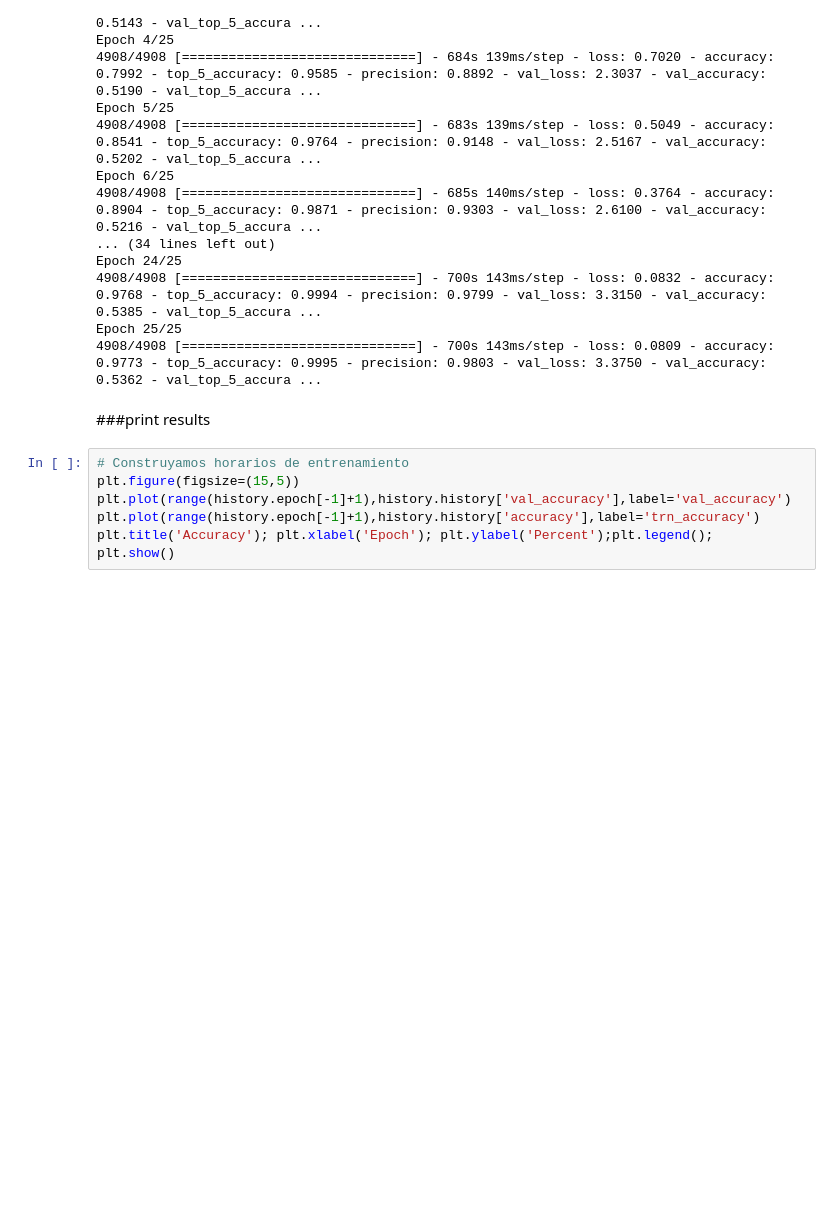
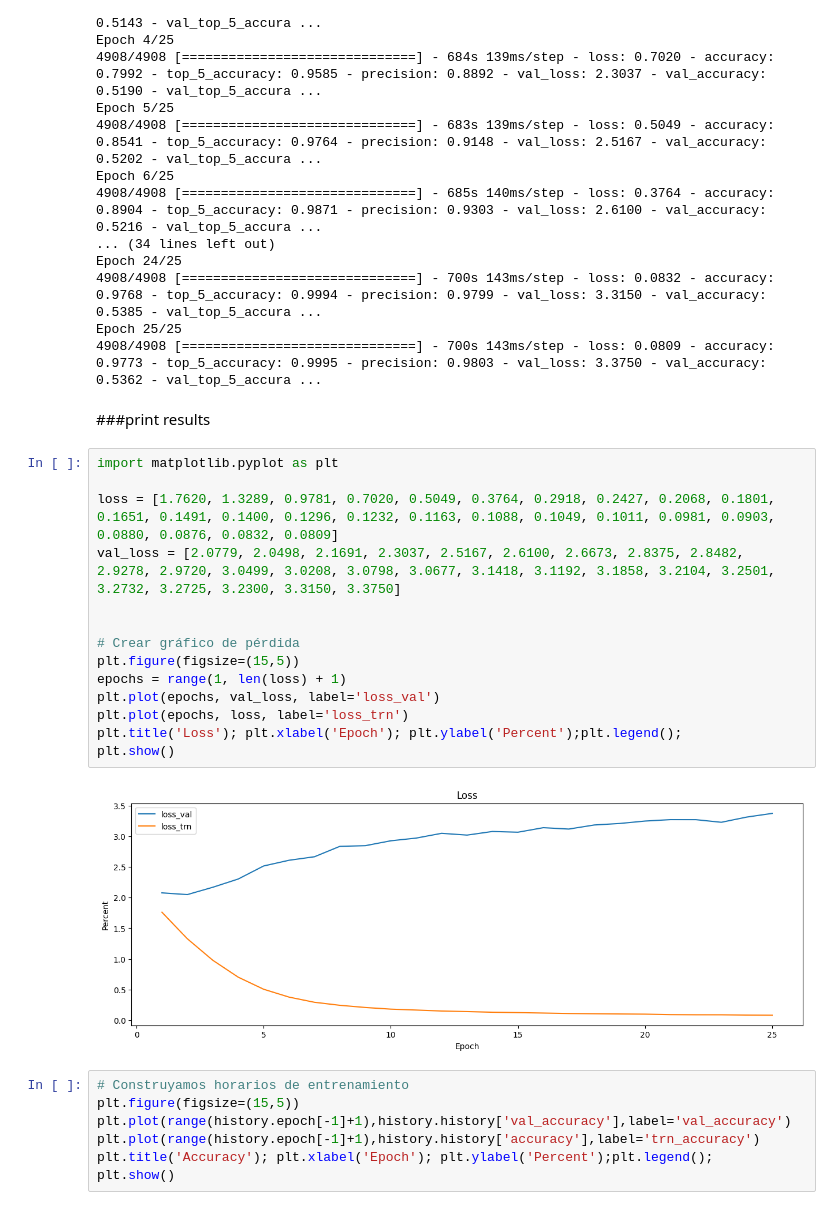
Before and after one commit to TheSmileXiao/TFG, a Jupyter notebook: ResNet152V2.ipynb, the cells around one changed output. Cells and saved outputs as stored; diff of their text form; blank space fills up the shorter version.

```diff
--- a/ResNet152V2.ipynb
+++ b/ResNet152V2.ipynb
@@ -351,6 +351,22 @@ Epoch 25/25
 4908/4908 [==============================] - 700s 143ms/step - loss: 0.0809 - accuracy: 0.9773 - top_5_accuracy: 0.9995 - precision: 0.9803 - val_loss: 3.3750 - val_accuracy: 0.5362 - val_top_5_accura ...
 # %% [markdown]
 ###print results
+# %%
+import matplotlib.pyplot as plt
+
+loss = [1.7620, 1.3289, 0.9781, 0.7020, 0.5049, 0.3764, 0.2918, 0.2427, 0.2068, 0.1801, 0.1651, 0.1491, 0.1400, 0.1296, 0.1232, 0.1163, 0.1088, 0.1049, 0.1011, 0.0981, 0.0903, 0.0880, 0.0876, 0.0832, 0.0809]
+val_loss = [2.0779, 2.0498, 2.1691, 2.3037, 2.5167, 2.6100, 2.6673, 2.8375, 2.8482, 2.9278, 2.9720, 3.0499, 3.0208, 3.0798, 3.0677, 3.1418, 3.1192, 3.1858, 3.2104, 3.2501, 3.2732, 3.2725, 3.2300, 3.3150, 3.3750]
+
+
+# Crear gráfico de pérdida
+plt.figure(figsize=(15,5))
+epochs = range(1, len(loss) + 1)
+plt.plot(epochs, val_loss, label='loss_val')
+plt.plot(epochs, loss, label='loss_trn')
+plt.title('Loss'); plt.xlabel('Epoch'); plt.ylabel('Percent');plt.legend();
+plt.show()
+# %% [output]
+[figure, added]
 # %%
 # Construyamos horarios de entrenamiento
 plt.figure(figsize=(15,5))
```
Also changed, not shown: parts of 21 cells of this notebook, 7 other files.
